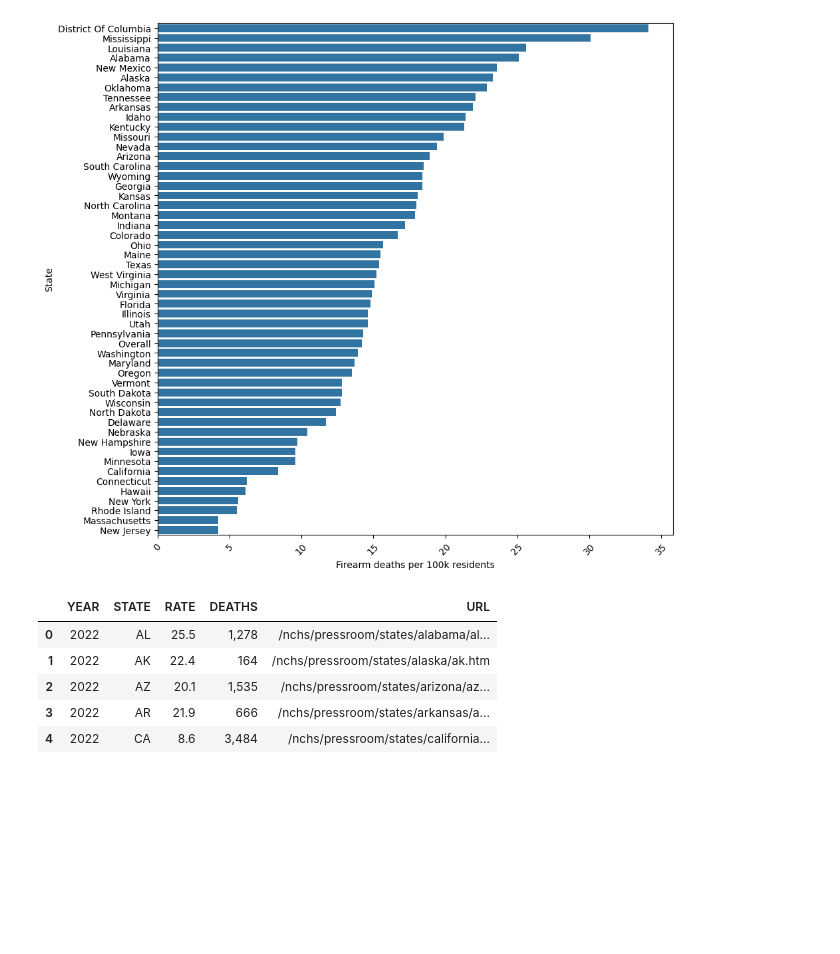
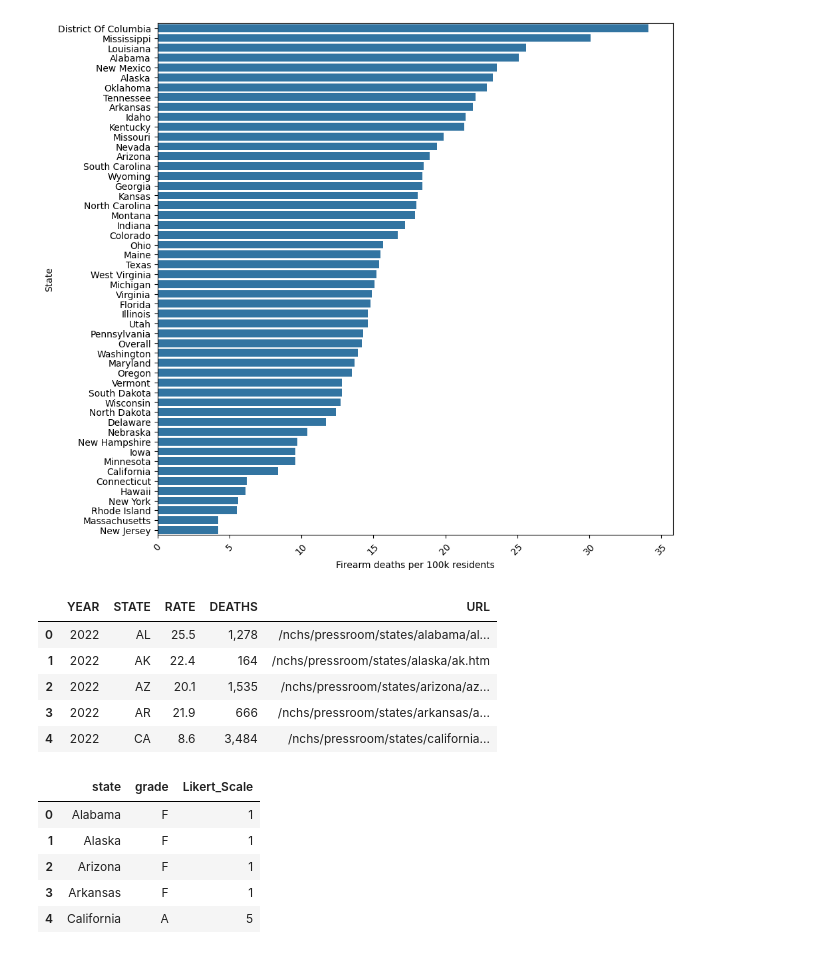
Before and after one commit to waheeb123/Final_project_data607, a Jupyter notebook: mystory3.ipynb, the cells around one changed output. Drawn from its saved outputs; the diff is of its cells as text; code cells hidden in the pictures; blank space fills up the shorter version.

```diff
--- a/mystory3.ipynb
+++ b/mystory3.ipynb
@@ -108,3 +108,28 @@ df_firearm_mortality.head()
 | 2 | 2022 | AZ | 20.1 | 1,535 | /nchs/pressroom/states/arizona/az... |
 | 3 | 2022 | AR | 21.9 | 666 | /nchs/pressroom/states/arkansas/a... |
 | 4 | 2022 | CA | 8.6 | 3,484 | /nchs/pressroom/states/california... |
+# %%
+# Load the gun law scorecard data
+df_gun_law = pd.read_csv('https://raw.githubusercontent.com/waheeb123/Datasets/refs/heads/main/gifford-gun-law-scorecard.csv')
+
+# Map the grades to a 5-point Likert scale
+grade_to_likert = {
+    'A': 5, 'A-': 5,
+    'B+': 4, 'B': 4,
+    'C+': 3, 'C': 3, 'C-': 3,
+    'D+': 2, 'D': 2, 'D-': 2,
+    'F': 1
+}
+
+# Apply the mapping to create a Likert scale column
+df_gun_law['Likert_Scale'] = df_gun_law['grade'].map(grade_to_likert)
+
+# Preview the DataFrame
+df_gun_law.head()
+# %% [output]
+|  | state | grade | Likert_Scale |
+| 0 | Alabama | F | 1 |
+| 1 | Alaska | F | 1 |
+| 2 | Arizona | F | 1 |
+| 3 | Arkansas | F | 1 |
+| 4 | California | A | 5 |
```
Also changed, not shown: parts of 4 cells of this notebook.
